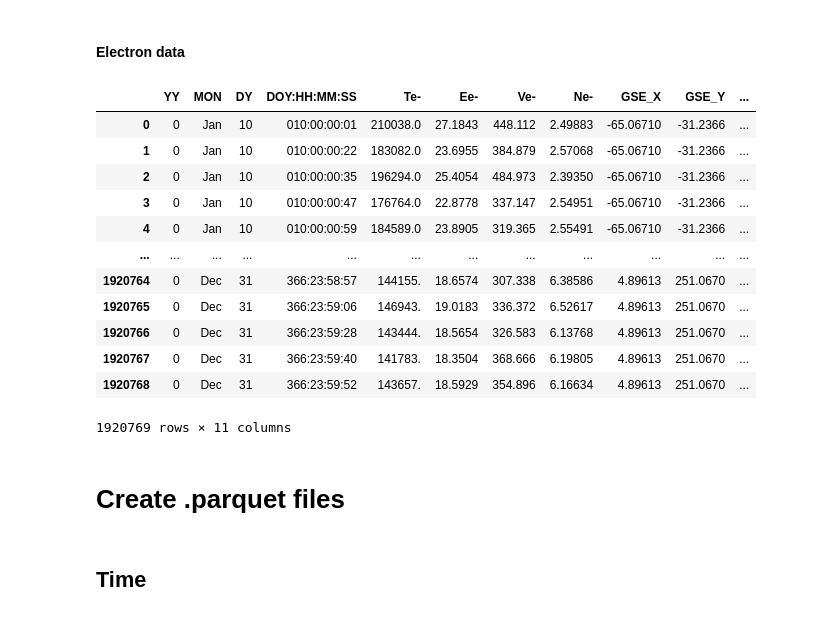
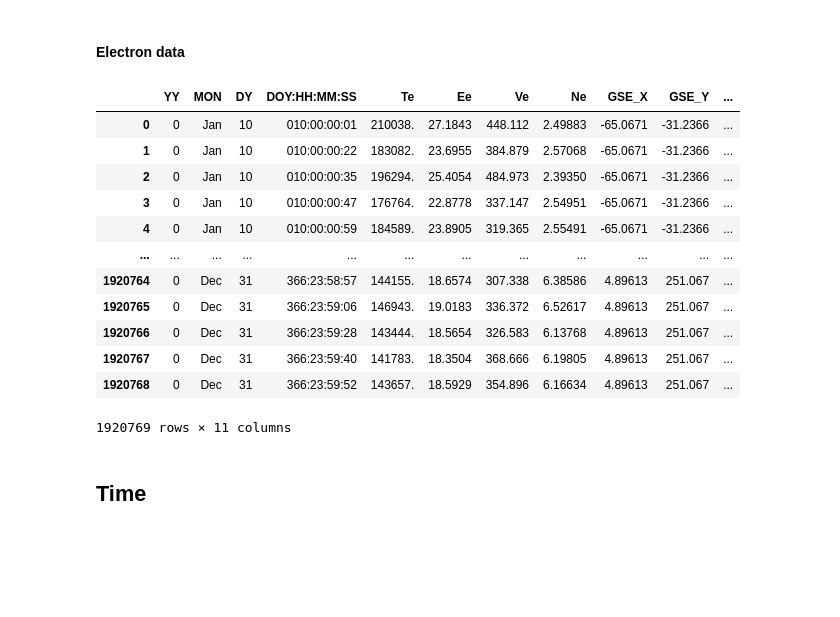
Before and after one commit to S4GC/Energy-and-linear-momentum-change-exerted-by-the-solar-wind-for-applications-in-electric-solar-sails, a Jupyter notebook: Codes/Past/Create files for filters and dynamics sail.ipynb, the cells around one changed output. Cells and saved outputs as stored; diff of their text form; code cells hidden in the pictures; blank space fills up the shorter version.

```diff
--- a/Codes/Past/Create files for filters and dynamics sail.ipynb
+++ b/Codes/Past/Create files for filters and dynamics sail.ipynb
@@ -69,20 +69,20 @@ Directorio actual: d:\lenovo\Documents\GitHub\Energy-and-linear-momentum-change-
 Nuevo directorio actual: d:\lenovo\Documents\GitHub\Energy-and-linear-momentum-change-exerted-by-the-solar-wind-for-applications-in-electric-solar-sails
 # %%
 #Function for simply the files load
-def dir(r_or_p, year=2000):
+def dir(r_or_p, year=2000, extension="txt"):
     rp = ("Raw", "Calibrated", "Electron")
     r_or_p = r_or_p.strip().capitalize()
     if r_or_p not in rp: #Validate data
         raise NameError("Only Raw, Processed o Electron")
 
     if r_or_p == rp[0]:
-      dir = f"Data/2000/Raw/{year}.txt"
+      dir = f"Data/2000/Raw/{year}.{extension}"
       return dir
     elif r_or_p == rp[1]:
-      dir = f"Data/2000/Calibrated/{year}.txt"
+      dir = f"Data/2000/Calibrated/{year}.{extension}"
       return dir
     else:
-      dir = f"Data/2000/Electron/{year}.txt"
+      dir = f"Data/2000/Electron/{year}.{extension}"
 
       return dir
 # %%
@@ -104,11 +104,12 @@ years
 # %%
 head_row = ["YY","MON", "DY","DOY:HH:MM:SS","SPEED","Np", "Vth","N/S","V_He", "GSE_X","GSE_Y","GSE_Z","RANGE","HGLAT","HGLONG","CRN(E)"]
 
+skip = [ i for i in range(0, 26, 1)]
+
 Raw_data = {}
 for year in years:
-  Raw_data[year] = pd.read_csv(dir("Raw",year), sep="\s+", header=None)
+  Raw_data[year] = pd.read_csv(dir("Raw",year), skiprows=skip, sep="\s+", header=[1])
   Raw_data[year].columns = head_row
 
-
 display(Raw_data[2000])
 # %% [output]
@@ -131,56 +172,72 @@ ParserError: Error tokenizing data. C error: Expected 13 fields in line 2, saw 1
 # %% [markdown]
 #### Electron data
 # %%
-head_row = ["YY", "MON", "DY", "DOY:HH:MM:SS", "Te-", "Ee-", "Ve-", "Ne-", "GSE_X", "GSE_Y", "GSE_Z"]
+head_row = ["YY", "MON", "DY", "DOY:HH:MM:SS", "Te", "Ee", "Ve", "Ne", "GSE_X", "GSE_Y", "GSE_Z"]
+
 
 Electron_data = {}
 for year in years:
-    Electron_data[year] = pd.read_csv(dir("Electron",year), header=None)
-    Electron_data[year].columns = ["TIME_(UT)_yyyy-mm-ddThh:mm:ss.sssZ","TE_Deg_K","E_AVG_eV","UE_MAGNITUDE_km/s","ELECTRON_DENSITY_/cc","SC_X_GSE_Earth_Radii","SC_Y_GSE_Earth_Radii","SC_Z_GSE_Earth_Radii"]
+
+    # Leer todas las líneas del archivo
+    with open(dir("Electron",year), 'r') as file:
+        lines = file.readlines()
+
+    # Filtrar las últimas tres líneas específicas
+    filtered_data = lines[:-3]  # Excluir las últimas tres líneas
+
+    # Convertir las líneas filtradas a un DataFrame si es necesario
+    # Por ejemplo, si las columnas están separadas por espacios:
+    Electron_data[year] = pd.DataFrame([line.strip().split(',') for line in filtered_data if line.strip() and not line.startswith('#')])
+
+    # Nombrar las columnas usando la primera fila si corresponde
+    Electron_data[year].columns = Electron_data[year].iloc[0]  # Usa la primera fila como nombres de columna
+    Electron_data[year] = Electron_data[year][1:]  # Elimina la fila de nombres de columna si ya se usó
+    Electron_data[year] = Electron_data[year].reset_index(drop=True)
+
+    #Electron_data[year] = pd.read_csv(dir("Electron",year))
+    #Electron_data[year].columns = ["TIME_(UT)_yyyy-mm-ddThh:mm:ss.sssZ","TE_Deg_K","E_AVG_eV","UE_MAGNITUDE_km/s","ELECTRON_DENSITY_/cc","SC_X_GSE_Earth_Radii","SC_Y_GSE_Earth_Radii","SC_Z_GSE_Earth_Radii"]
 
     Electron_data[year]['TIME_(UT)_yyyy-mm-ddThh:mm:ss.sssZ'] = pd.to_datetime(
         Electron_data[year]['TIME_(UT)_yyyy-mm-ddThh:mm:ss.sssZ'],
         format='%Y-%m-%dT%H:%M:%S.%fZ',
         errors='coerce'
     )
 
     Electron_data[year] = Electron_data[year].dropna(subset=['TIME_(UT)_yyyy-mm-ddThh:mm:ss.sssZ'])
 
     Electron_data[year]['YY'] = Electron_data[year]['TIME_(UT)_yyyy-mm-ddThh:mm:ss.sssZ'].dt.year
     Electron_data[year]['MON'] = Electron_data[year]['TIME_(UT)_yyyy-mm-ddThh:mm:ss.sssZ'].dt.month
     Electron_data[year]['DY'] = Electron_data[year]['TIME_(UT)_yyyy-mm-ddThh:mm:ss.sssZ'].dt.day
     Electron_data[year]['DOY:HH:MM:SS'] = Electron_data[year]['TIME_(UT)_yyyy-mm-ddThh:mm:ss.sssZ'].dt.strftime('%j:%H:%M:%S')
 
     Electron_data[year] = Electron_data[year].rename(columns={
-        'TE_Deg_K': 'Te-',
-        'E_AVG_eV': 'Ee-',
-        'UE_MAGNITUDE_km/s': 'Ve-',
-        'ELECTRON_DENSITY_/cc': 'Ne-',
+        'TE_Deg_K': 'Te',
+        'E_AVG_eV': 'Ee',
+        'UE_MAGNITUDE_km/s': 'Ve',
+        'ELECTRON_DENSITY_/cc': 'Ne',
         'SC_X_GSE_Earth_Radii': 'GSE_X',
         'SC_Y_GSE_Earth_Radii': 'GSE_Y',
         'SC_Z_GSE_Earth_Radii': 'GSE_Z'
     })
     Electron_data[year]["YY"].replace(2000, 0, inplace=True)
 
     month_map = { 1: 'Jan', 2: 'Feb', 3: 'Mar', 4: 'Apr', 5: 'May', 6: 'Jun', 7: 'Jul', 8: 'Aug', 9: 'Sep', 10: 'Oct', 11: 'Nov', 12: 'Dec' }
     Electron_data[year]['MON'] = Electron_data[year]['MON'].map(month_map)
 
     Electron_data[year] = Electron_data[year][head_row]
 
 display(Electron_data[2000])
 # %% [output]
-|  | YY | MON | DY | DOY:HH:MM:SS | Te- | Ee- | Ve- | Ne- | GSE_X | GSE_Y | ... |
-| 0 | 0 | Jan | 10 | 010:00:00:01 | 210038.0 | 27.1843 | 448.112 | 2.49883 | -65.06710 | -31.2366 | ... |
-| 1 | 0 | Jan | 10 | 010:00:00:22 | 183082.0 | 23.6955 | 384.879 | 2.57068 | -65.06710 | -31.2366 | ... |
-| 2 | 0 | Jan | 10 | 010:00:00:35 | 196294.0 | 25.4054 | 484.973 | 2.39350 | -65.06710 | -31.2366 | ... |
-| 3 | 0 | Jan | 10 | 010:00:00:47 | 176764.0 | 22.8778 | 337.147 | 2.54951 | -65.06710 | -31.2366 | ... |
-| 4 | 0 | Jan | 10 | 010:00:00:59 | 184589.0 | 23.8905 | 319.365 | 2.55491 | -65.06710 | -31.2366 | ... |
+|  | YY | MON | DY | DOY:HH:MM:SS | Te | Ee | Ve | Ne | GSE_X | GSE_Y | ... |
+| 0 | 0 | Jan | 10 | 010:00:00:01 | 210038. | 27.1843 | 448.112 | 2.49883 | -65.0671 | -31.2366 | ... |
+| 1 | 0 | Jan | 10 | 010:00:00:22 | 183082. | 23.6955 | 384.879 | 2.57068 | -65.0671 | -31.2366 | ... |
+| 2 | 0 | Jan | 10 | 010:00:00:35 | 196294. | 25.4054 | 484.973 | 2.39350 | -65.0671 | -31.2366 | ... |
+| 3 | 0 | Jan | 10 | 010:00:00:47 | 176764. | 22.8778 | 337.147 | 2.54951 | -65.0671 | -31.2366 | ... |
+| 4 | 0 | Jan | 10 | 010:00:00:59 | 184589. | 23.8905 | 319.365 | 2.55491 | -65.0671 | -31.2366 | ... |
 | ... | ... | ... | ... | ... | ... | ... | ... | ... | ... | ... | ... |
-| 1920764 | 0 | Dec | 31 | 366:23:58:57 | 144155. | 18.6574 | 307.338 | 6.38586 | 4.89613 | 251.0670 | ... |
-| 1920765 | 0 | Dec | 31 | 366:23:59:06 | 146943. | 19.0183 | 336.372 | 6.52617 | 4.89613 | 251.0670 | ... |
-| 1920766 | 0 | Dec | 31 | 366:23:59:28 | 143444. | 18.5654 | 326.583 | 6.13768 | 4.89613 | 251.0670 | ... |
-| 1920767 | 0 | Dec | 31 | 366:23:59:40 | 141783. | 18.3504 | 368.666 | 6.19805 | 4.89613 | 251.0670 | ... |
-| 1920768 | 0 | Dec | 31 | 366:23:59:52 | 143657. | 18.5929 | 354.896 | 6.16634 | 4.89613 | 251.0670 | ... |
+| 1920764 | 0 | Dec | 31 | 366:23:58:57 | 144155. | 18.6574 | 307.338 | 6.38586 | 4.89613 | 251.067 | ... |
+| 1920765 | 0 | Dec | 31 | 366:23:59:06 | 146943. | 19.0183 | 336.372 | 6.52617 | 4.89613 | 251.067 | ... |
+| 1920766 | 0 | Dec | 31 | 366:23:59:28 | 143444. | 18.5654 | 326.583 | 6.13768 | 4.89613 | 251.067 | ... |
+| 1920767 | 0 | Dec | 31 | 366:23:59:40 | 141783. | 18.3504 | 368.666 | 6.19805 | 4.89613 | 251.067 | ... |
+| 1920768 | 0 | Dec | 31 | 366:23:59:52 | 143657. | 18.5929 | 354.896 | 6.16634 | 4.89613 | 251.067 | ... |
 1920769 rows × 11 columns
-# %% [markdown]
-# Create .parquet files
```
Also changed, not shown: parts of 18 cells of this notebook, 5 other files.
